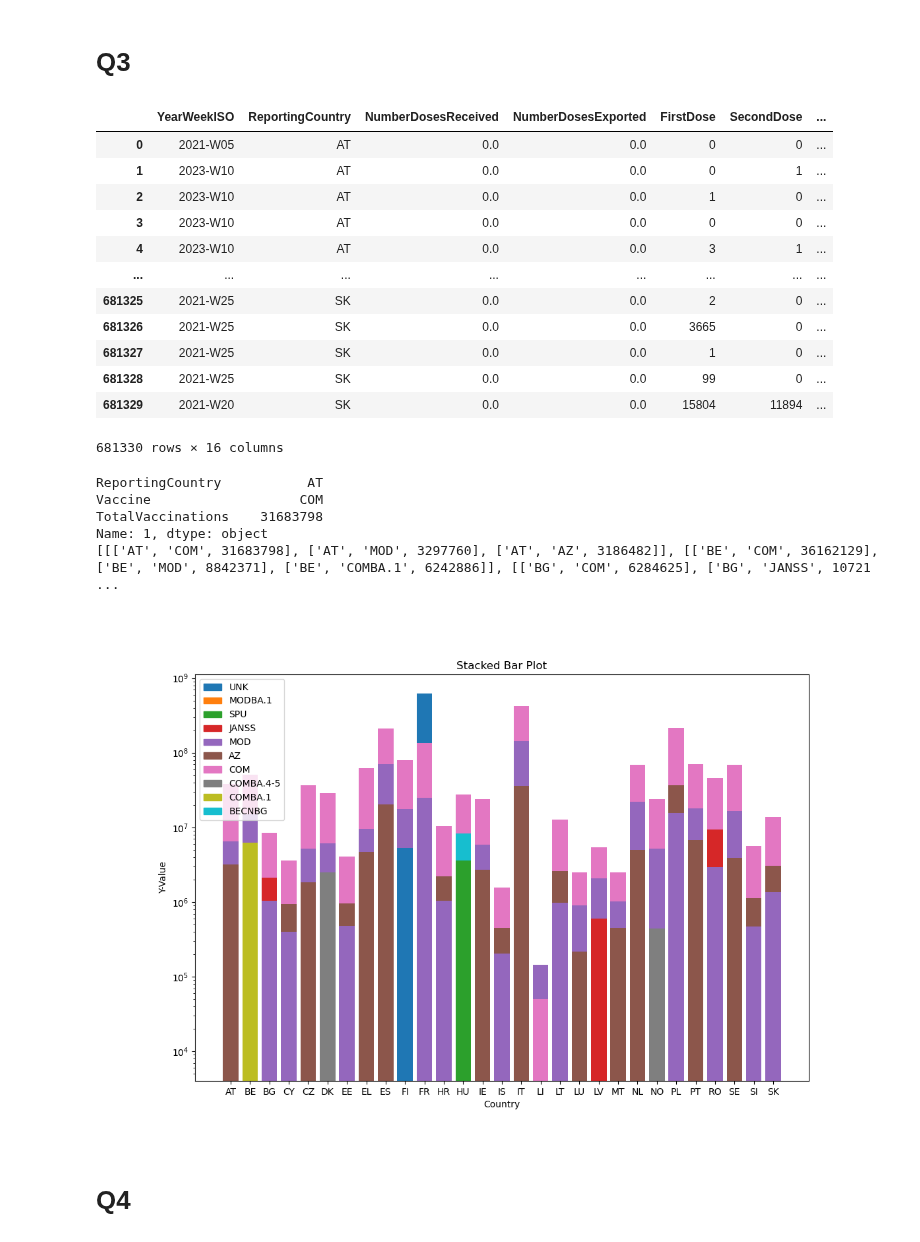
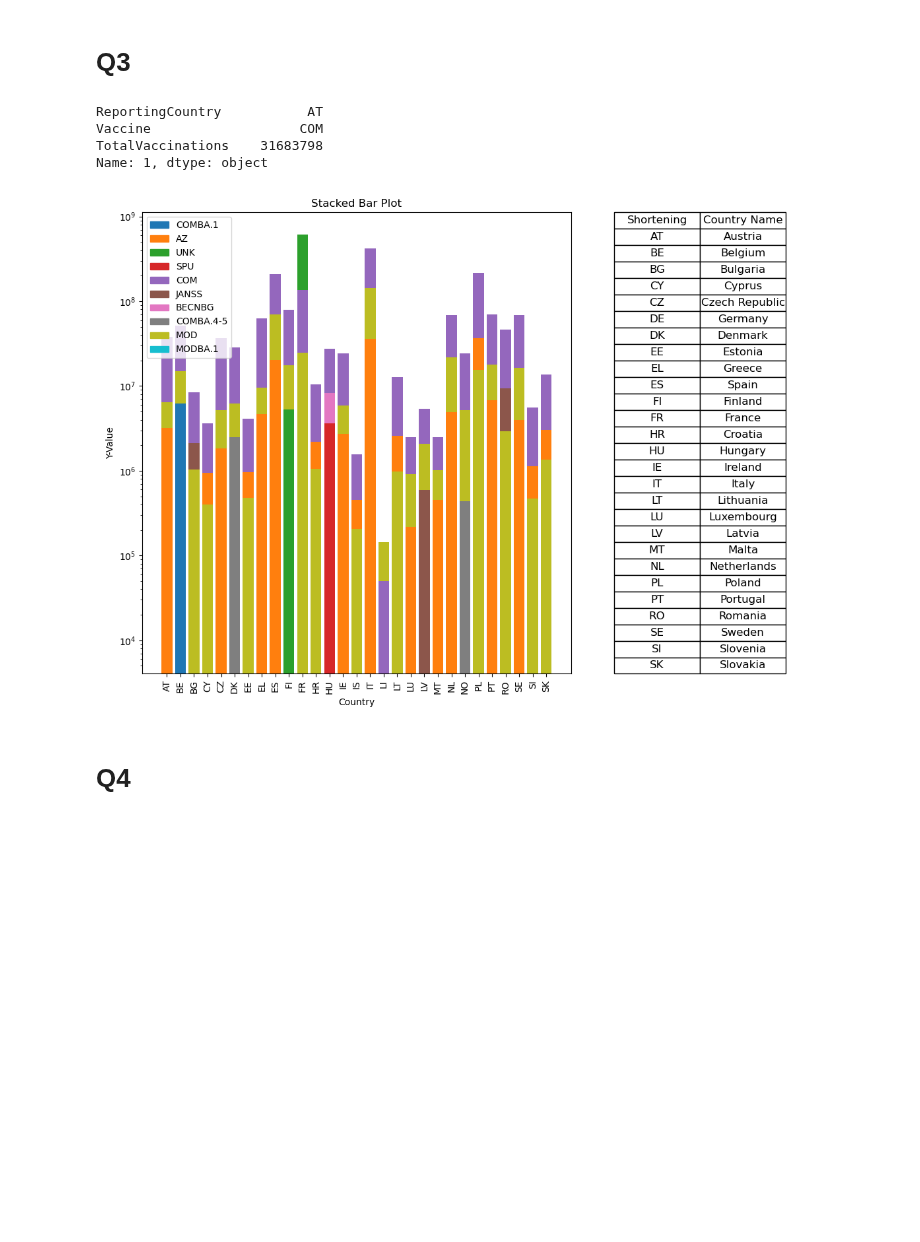
Before and after one commit to Klattraren/Intelligent-Data-Analysis-DV1597, a Jupyter notebook: assignment2.ipynb, the cells around one changed output. Saved outputs shown, nothing was run; the diff lists cells and outputs as text; code cells hidden in the pictures; blank space fills up the shorter version.

```diff
--- a/assignment2.ipynb
+++ b/assignment2.ipynb
@@ -346,7 +346,7 @@ total_vaccine_data_sum = summary_data.groupby(['Vaccine'])['TotalVaccinations'].
 top_3_vaccines_total = total_vaccine_data_sum.nlargest(3, 'TotalVaccinations')
 sorted_summary_data = summary_data.sort_values(by=['ReportingCountry','TotalVaccinations'], ascending=[True, False])
 top_3_vaccines_per_country = sorted_summary_data.groupby(['ReportingCountry']).head(3)
-display(vaccination_df)
+# display(top_3_vaccines_per_country)
 
 
 
@@ -358,7 +358,7 @@ for country in top_3_vaccines_per_country['ReportingCountry'].unique():
     nested_list = country_data.values.tolist()
     country_nested_list.append(nested_list)
 
-print(country_nested_list)
+# print(country_nested_list)
 
 x_values = []
 y_values = []
@@ -372,59 +372,65 @@ for nested_list in country_nested_list:
 
 indices = np.arange(len(x_values))
 
-plt.figure(figsize=(12, 8))
+# Adjust the figure size
+fig, ax = plt.subplots(figsize=(12, 8))
 
 # Get unique legend values and their corresponding colors
 unique_legend_values = list(set(legend_values))
 colors = plt.cm.get_cmap('tab10', len(unique_legend_values))
 
 # Reverse the order of y_values
 y_values = [y[::-1] for y in y_values]
 
 # Plot the stacked bars with the corresponding colors
 bottom = np.zeros_like(indices)
 for i, y_vals in enumerate(y_values):
     for j, y_val in enumerate(y_vals):
-        plt.bar(indices[i], y_val, bottom=bottom[i], color=colors(unique_legend_values.index(legend_values[(i*3)+(2-j)])))
+        ax.bar(indices[i], y_val, bottom=bottom[i], color=colors(unique_legend_values.index(legend_values[(i*3)+(2-j)])))
         bottom[i] += y_val
 
-plt.yscale('log')
-plt.xticks(indices, x_values)
-plt.xlabel('Country')
-plt.ylabel('Y-Value')
-plt.title('Stacked Bar Plot')
+ax.set_yscale('log')
+ax.set_xticks(indices)
+ax.set_xticklabels(x_values, rotation=90)
+ax.set_xlabel('Country')
+ax.set_ylabel('Y-Value')
+ax.set_title('Stacked Bar Plot')
 
 # Create a dictionary for legend labels
 legend_labels = {value: value for value in unique_legend_values}
 
 # Create a custom legend with unique labels and corresponding colors
 custom_legend = []
 for val in unique_legend_values:
     if val in legend_labels:
         custom_legend.append(plt.Rectangle((0, 0), 1, 1, color=colors(unique_legend_values.index(val))))
         del legend_labels[val]
 
-plt.legend(custom_legend, unique_legend_values)
+ax.legend(custom_legend, unique_legend_values)
+
+np.random.seed(1)
+
+data = [['AT', 'Austria'], ['BE', 'Belgium'], ['BG', 'Bulgaria'], ['CY', 'Cyprus'], ['CZ', 'Czech Republic'], ['DE', 'Germany'], ['DK', 'Denmark'], ['EE', 'Estonia'], ['EL', 'Greece'], ['ES', 'Spain'], ['FI', 'Finland'], ['FR', 'France'], ['HR', 'Croatia'], ['HU', 'Hungary'], ['IE', 'Ireland'], ['IT', 'Italy'], ['LT', 'Lithuania'], ['LU', 'Luxembourg'], ['LV', 'Latvia'], ['MT', 'Malta'], ['NL', 'Netherlands'], ['PL', 'Poland'], ['PT', 'Portugal'], ['RO', 'Romania'], ['SE', 'Sweden'], ['SI', 'Slovenia'], ['SK', 'Slovakia']]
+
+# Define the positioning and formatting of the table
+table = plt.table(cellText=data, colLabels=["Shortening", "Country Name"], loc='right', bbox=[1.1, 0, 0.4, 1], cellLoc='center')
+
+# Set the table font size
+table.set_fontsize(12)
+
+# Remove the table borders
+table.auto_set_font_size(False)
+
+# Adjust the plot layout to accommodate the table
+plt.tight_layout()
+
+# Show the plot
 plt.show()
 # %% [output]
-|  | YearWeekISO | ReportingCountry | NumberDosesReceived | NumberDosesExported | FirstDose | SecondDose | ... |
-| 0 | 2021-W05 | AT | 0.0 | 0.0 | 0 | 0 | ... |
-| 1 | 2023-W10 | AT | 0.0 | 0.0 | 0 | 1 | ... |
-| 2 | 2023-W10 | AT | 0.0 | 0.0 | 1 | 0 | ... |
-| 3 | 2023-W10 | AT | 0.0 | 0.0 | 0 | 0 | ... |
-| 4 | 2023-W10 | AT | 0.0 | 0.0 | 3 | 1 | ... |
-| ... | ... | ... | ... | ... | ... | ... | ... |
-| 681325 | 2021-W25 | SK | 0.0 | 0.0 | 2 | 0 | ... |
-| 681326 | 2021-W25 | SK | 0.0 | 0.0 | 3665 | 0 | ... |
-| 681327 | 2021-W25 | SK | 0.0 | 0.0 | 1 | 0 | ... |
-| 681328 | 2021-W25 | SK | 0.0 | 0.0 | 99 | 0 | ... |
-| 681329 | 2021-W20 | SK | 0.0 | 0.0 | 15804 | 11894 | ... |
-681330 rows × 16 columns
+ReportingCountry           AT
+Vaccine                   COM
+TotalVaccinations    31683798
+Name: 1, dtype: object
-ReportingCountry           AT
-Vaccine                   COM
-TotalVaccinations    31683798
-Name: 1, dtype: object
-[[['AT', 'COM', 31683798], ['AT', 'MOD', 3297760], ['AT', 'AZ', 3186482]], [['BE', 'COM', 36162129], ['BE', 'MOD', 8842371], ['BE', 'COMBA.1', 6242886]], [['BG', 'COM', 6284625], ['BG', 'JANSS', 10721 ...
-[figure, old version]
+[figure, new version]
 # %% [markdown]
 # Q4
```
Also changed, not shown: parts of 2 cells of this notebook, 1 other file.
